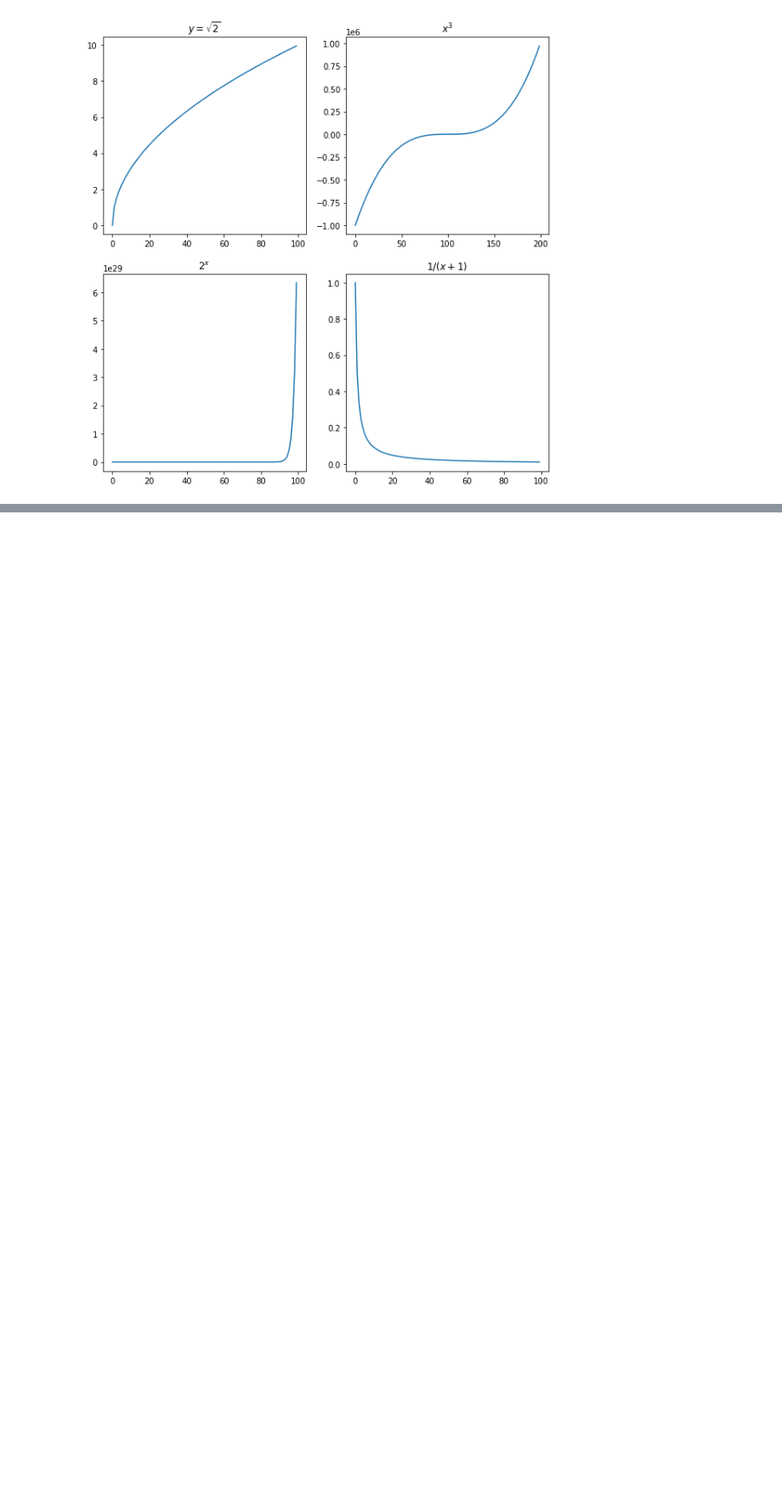
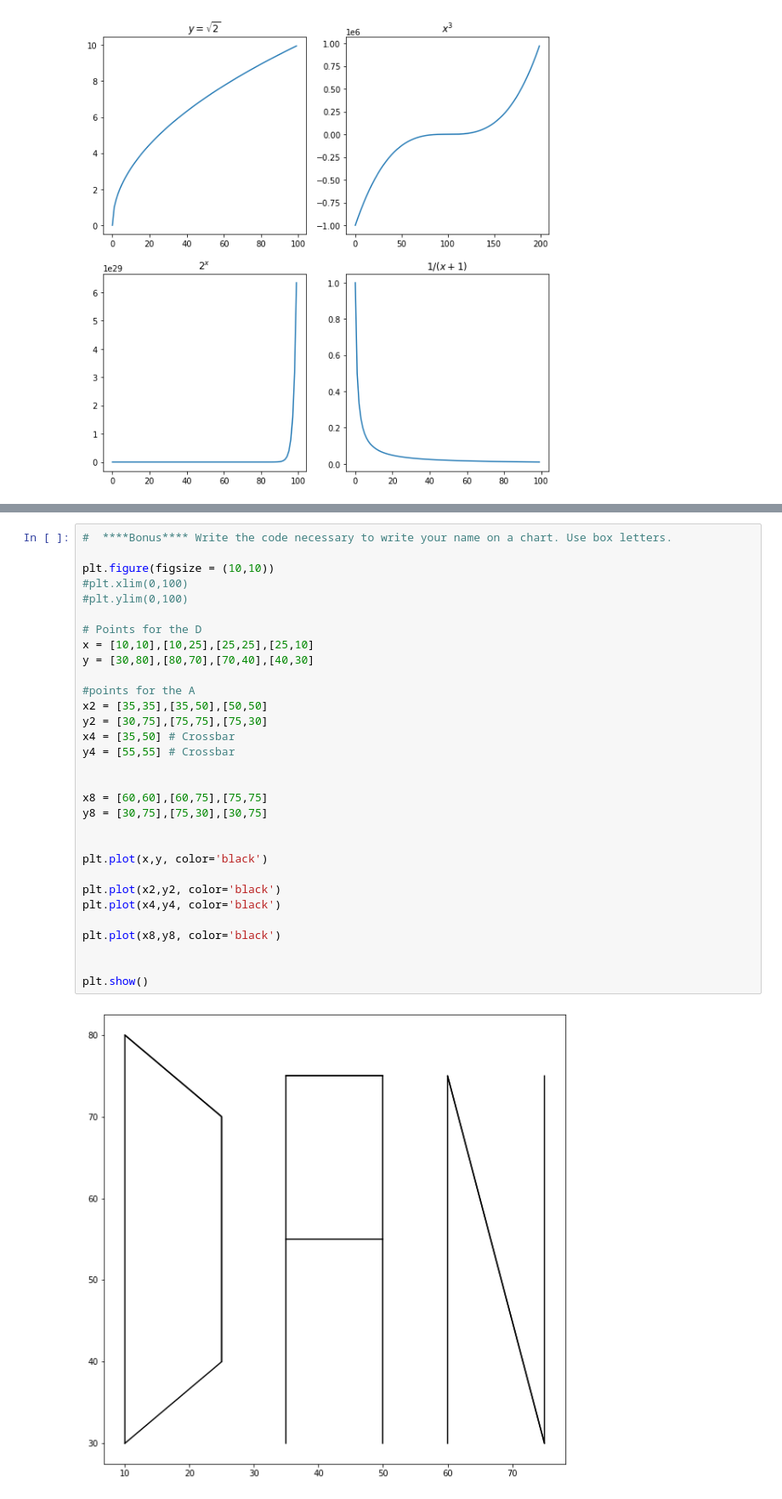
Before and after one commit to DanChurchill/numpy-pandas-visualization-exercises, a Jupyter notebook: matplotlib_exercises.ipynb, the cells around one changed output, grey strips where cells are left out. Shown at 85% size. Cells and saved outputs as stored; diff of their text form; blank space fills up the shorter version.

Commit message:
upated with bonus exercise and formatting tweaks

```diff
--- a/matplotlib_exercises.ipynb
+++ b/matplotlib_exercises.ipynb
@@ -108,3 +108,36 @@ plt.legend(loc='upper right')
 plt.show()
 # %% [output]
 [figure]
+# %%
+#  ****Bonus**** Write the code necessary to write your name on a chart. Use box letters.
+
+plt.figure(figsize = (10,10))
+#plt.xlim(0,100)
+#plt.ylim(0,100)
+
+# Points for the D
+x = [10,10],[10,25],[25,25],[25,10]
+y = [30,80],[80,70],[70,40],[40,30]
+
+#points for the A
+x2 = [35,35],[35,50],[50,50]
+y2 = [30,75],[75,75],[75,30]
+x4 = [35,50] # Crossbar
+y4 = [55,55] # Crossbar
+
+
+x8 = [60,60],[60,75],[75,75]
+y8 = [30,75],[75,30],[30,75]
+
+
+plt.plot(x,y, color='black')
+
+plt.plot(x2,y2, color='black')
+plt.plot(x4,y4, color='black')
+
+plt.plot(x8,y8, color='black')
+
+
+plt.show()
+# %% [output]
+[figure, added]
```
Also changed, not shown: parts of 1 cell of this notebook, 1 other file.
